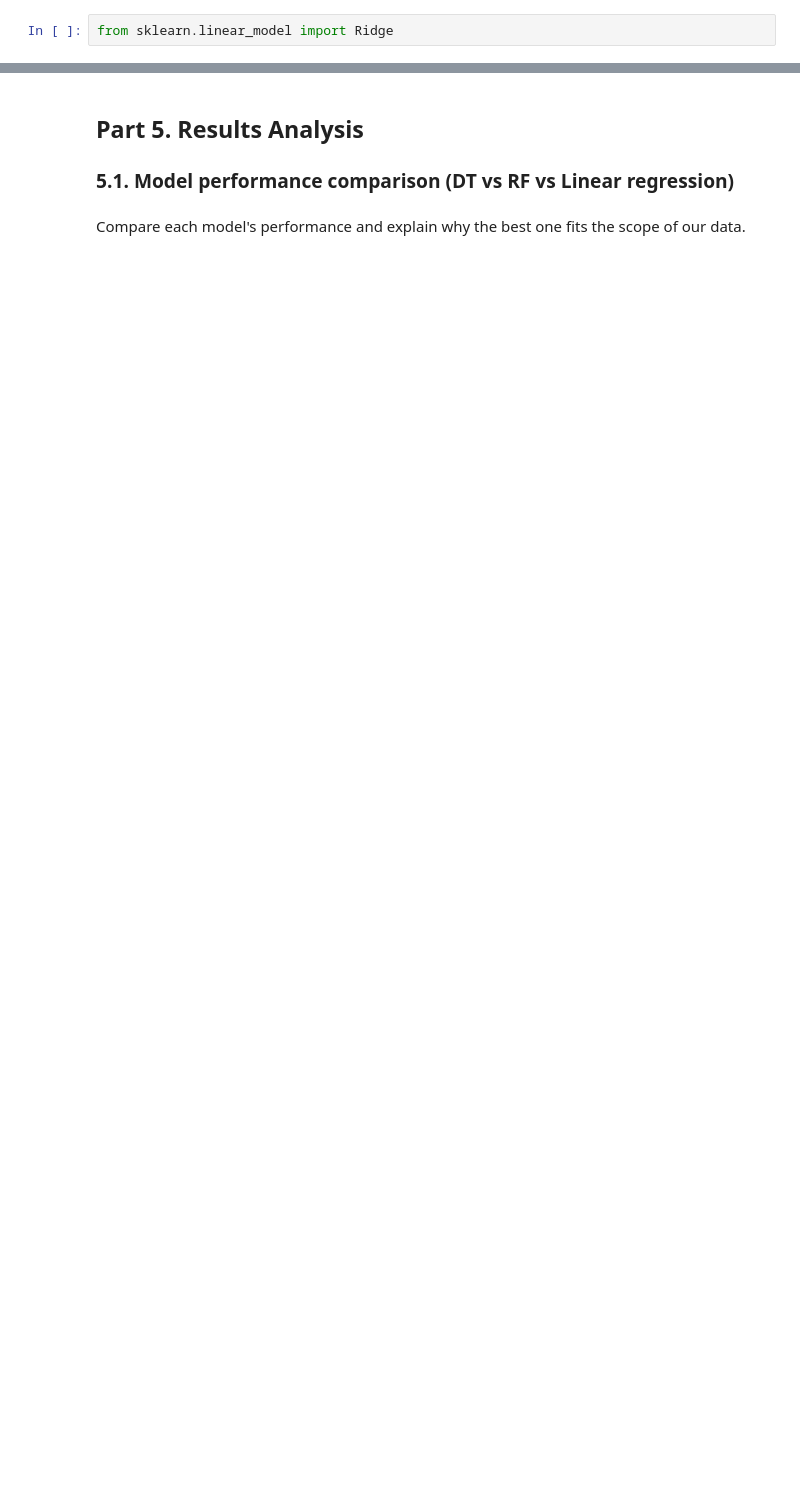
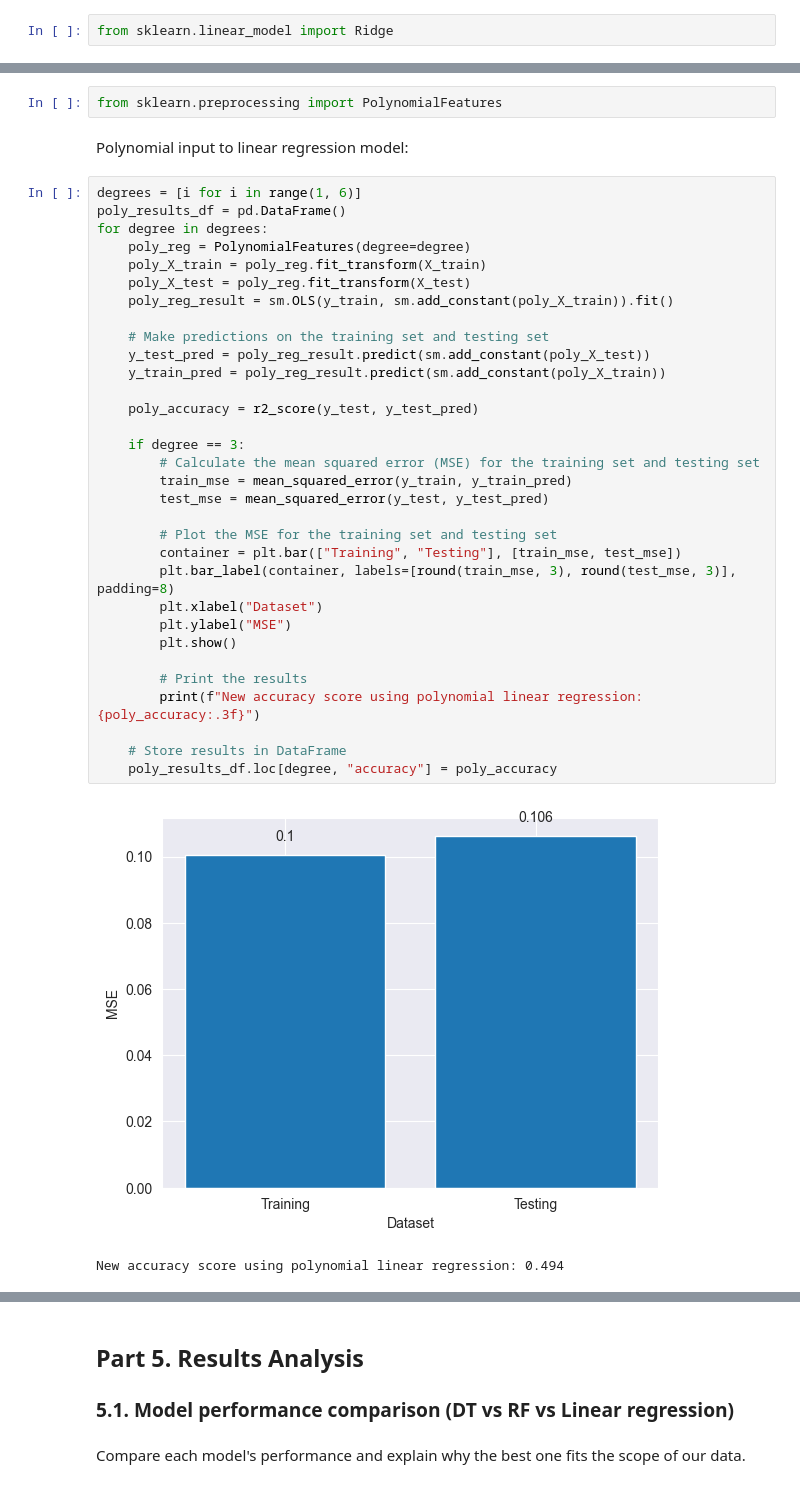
Before and after one commit to nyipuchicago/ML_project1, a Jupyter notebook: Project 1 Final.ipynb, the cells around one changed output, grey strips where cells are left out. Drawn from its saved outputs; the diff is of its cells as text; blank space fills up the shorter version.

```diff
--- a/Project 1 Final.ipynb
+++ b/Project 1 Final.ipynb
@@ -1140,0 +1146,39 @@ We started off with the default parameters: the accuracy is relatively high, but
+# %%
+from sklearn.preprocessing import PolynomialFeatures
+# %% [markdown]
+Polynomial input to linear regression model:
+# %%
+degrees = [i for i in range(1, 6)]
+poly_results_df = pd.DataFrame()
+for degree in degrees:
+    poly_reg = PolynomialFeatures(degree=degree)
+    poly_X_train = poly_reg.fit_transform(X_train)
+    poly_X_test = poly_reg.fit_transform(X_test)
+    poly_reg_result = sm.OLS(y_train, sm.add_constant(poly_X_train)).fit()
+
+    # Make predictions on the training set and testing set
+    y_test_pred = poly_reg_result.predict(sm.add_constant(poly_X_test))
+    y_train_pred = poly_reg_result.predict(sm.add_constant(poly_X_train))
+
+    poly_accuracy = r2_score(y_test, y_test_pred)
+
+    if degree == 3:
+        # Calculate the mean squared error (MSE) for the training set and testing set
+        train_mse = mean_squared_error(y_train, y_train_pred)
+        test_mse = mean_squared_error(y_test, y_test_pred)
+
+        # Plot the MSE for the training set and testing set
+        container = plt.bar(["Training", "Testing"], [train_mse, test_mse])
+        plt.bar_label(container, labels=[round(train_mse, 3), round(test_mse, 3)], padding=8)
+        plt.xlabel("Dataset")
+        plt.ylabel("MSE")
+        plt.show()
+
+        # Print the results
+        print(f"New accuracy score using polynomial linear regression: {poly_accuracy:.3f}")
+
+    # Store results in DataFrame
+    poly_results_df.loc[degree, "accuracy"] = poly_accuracy
+# %% [output]
+[figure, added]
+New accuracy score using polynomial linear regression: 0.494
```
Also changed, not shown: parts of 23 cells of this notebook.
